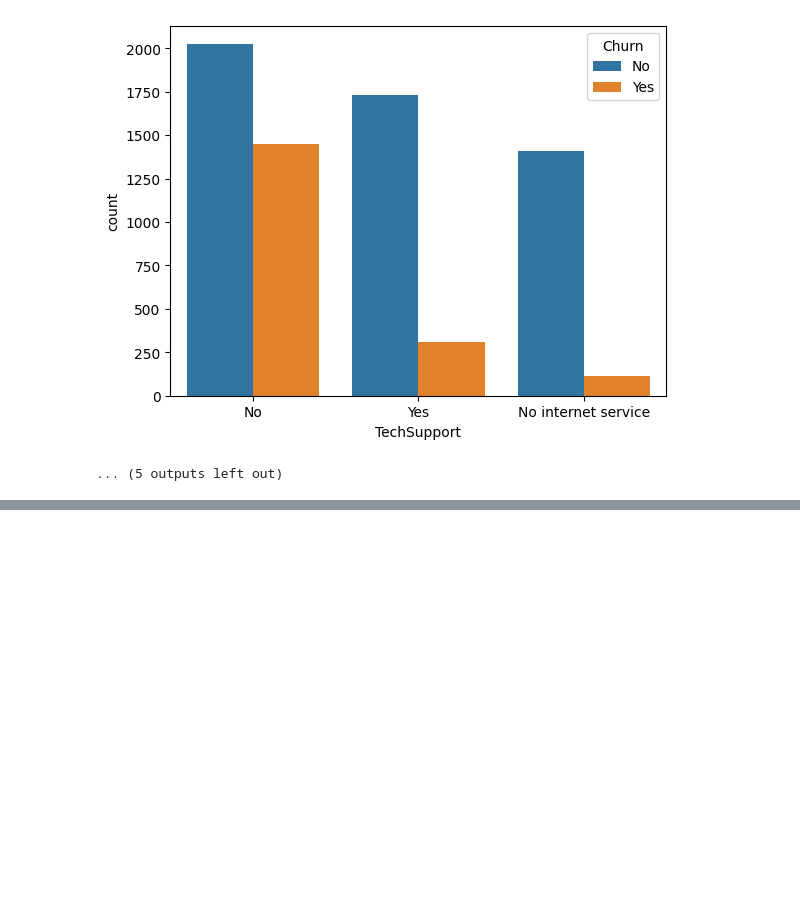
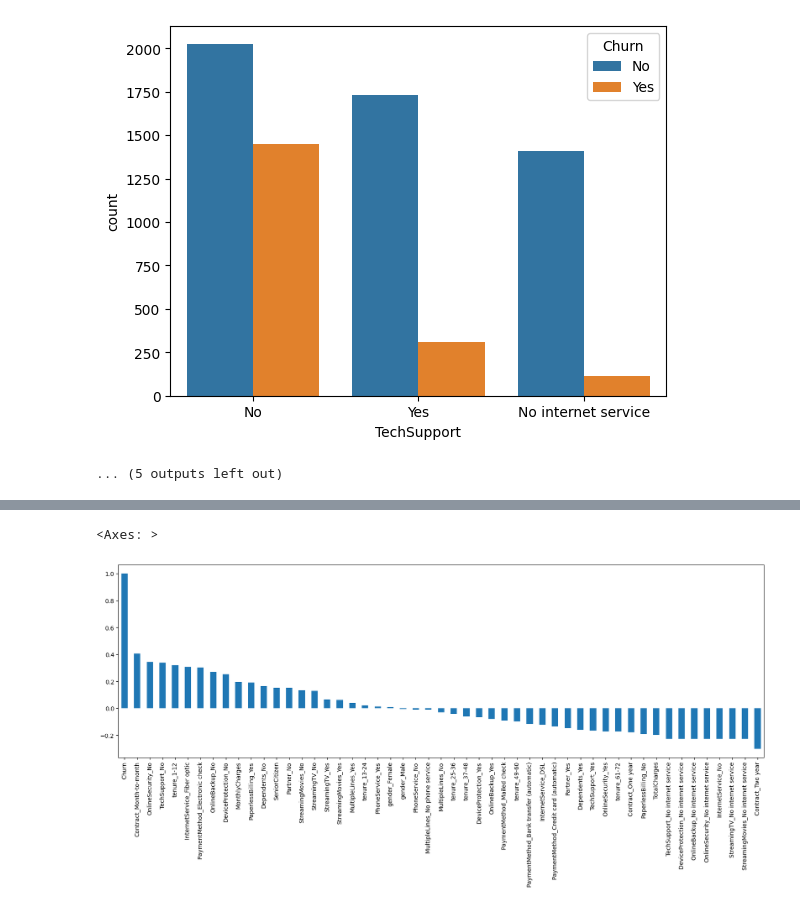
Before and after one commit to mdzaheerjk/Telecom-Customer-Churn-Prediction-using-Machine-Learning, a Jupyter notebook: Telecom-Customer-Churn-Prediction-using-Machine-Learning/Data_PreProcessing.ipynb, the cells around one changed output, grey strips where cells are left out. Saved outputs shown, nothing was run; the diff lists cells and outputs as text; code cells hidden in the pictures; blank space fills up the shorter version.

```diff
--- a/Telecom-Customer-Churn-Prediction-using-Machine-Learning/Data_PreProcessing.ipynb
+++ b/Telecom-Customer-Churn-Prediction-using-Machine-Learning/Data_PreProcessing.ipynb
@@ -317,0 +413,6 @@ for i,predictor in enumerate(new_df.drop(columns=['Churn','MonthlyCharges','Tota
+# %%
+plt.figure(figsize=(20,6))
+new_df_dummies.corr()['Churn'].sort_values(ascending=False).plot(kind='bar')
+# %% [output]
+<Axes: >
+[figure, added]
```
Also changed, not shown: parts of 17 cells of this notebook.
